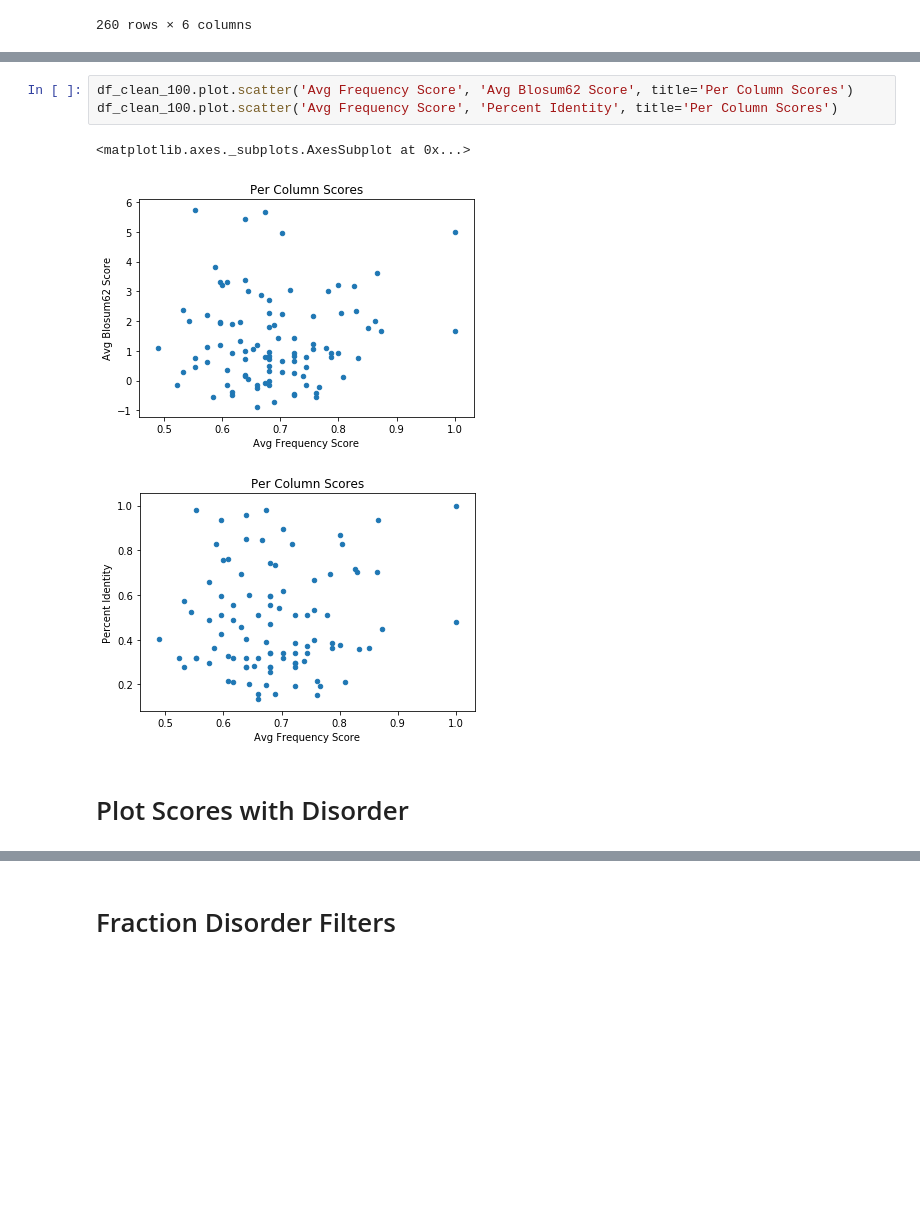
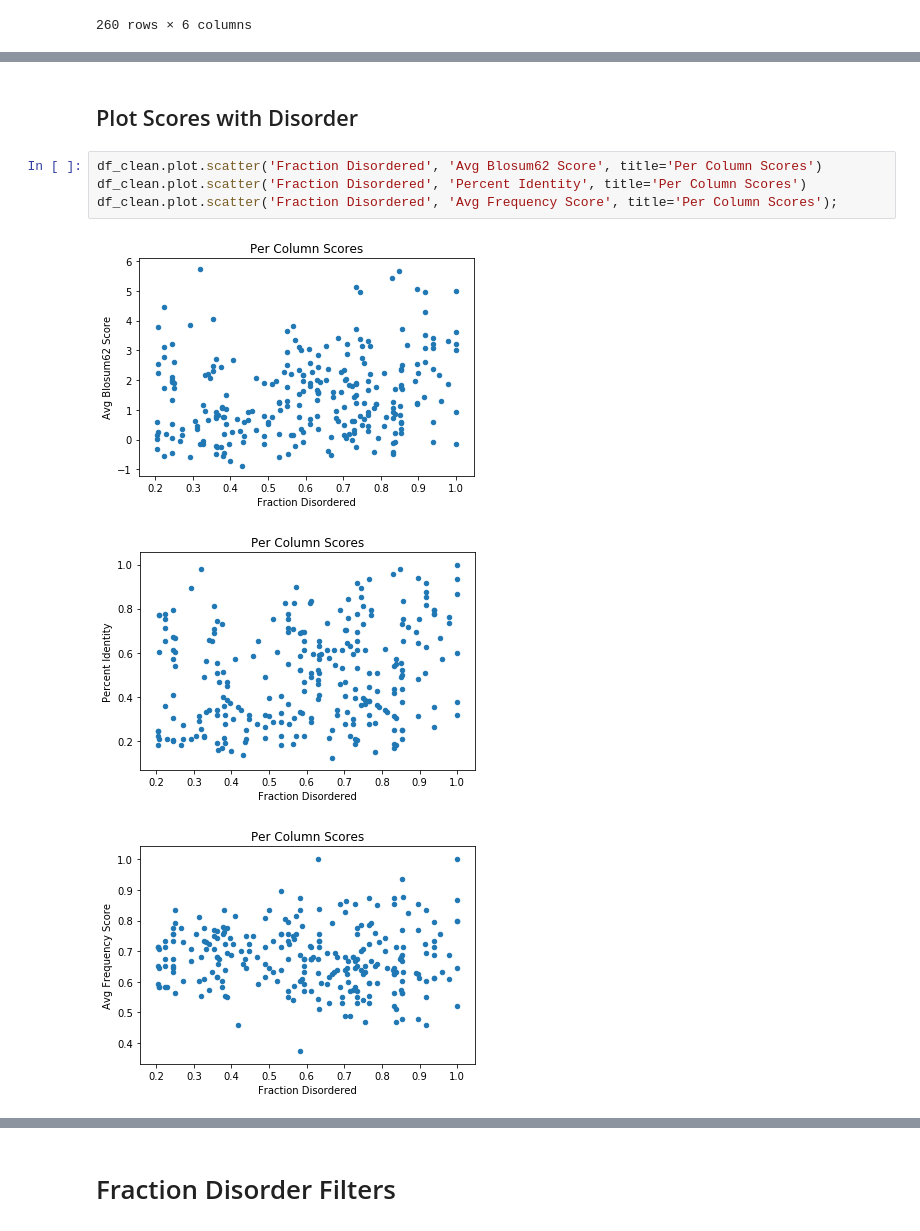
Before and after one commit to Fritos121/Codon-Usage-IDRs, a Jupyter notebook: plot_columns.ipynb, the cells around one changed output, grey strips where cells are left out. Cells and saved outputs as stored; diff of their text form; blank space fills up the shorter version.

Commit message:
added new graphs

```diff
--- a/plot_columns.ipynb
+++ b/plot_columns.ipynb
@@ -118,9 +161,10 @@ df_clean_100
+# %% [markdown]
+## Plot Scores with Disorder
 # %%
-df_clean_100.plot.scatter('Avg Frequency Score', 'Avg Blosum62 Score', title='Per Column Scores')
-df_clean_100.plot.scatter('Avg Frequency Score', 'Percent Identity', title='Per Column Scores')
+df_clean.plot.scatter('Fraction Disordered', 'Avg Blosum62 Score', title='Per Column Scores')
+df_clean.plot.scatter('Fraction Disordered', 'Percent Identity', title='Per Column Scores')
+df_clean.plot.scatter('Fraction Disordered', 'Avg Frequency Score', title='Per Column Scores');
 # %% [output]
-<matplotlib.axes._subplots.AxesSubplot at 0x...>
-[figure, old version]
+[figure, new version]
-[figure, old version]
+[figure, new version]
+[figure, added]
-# %% [markdown]
-# Plot Scores with Disorder
```
Also changed, not shown: parts of 21 cells of this notebook.
